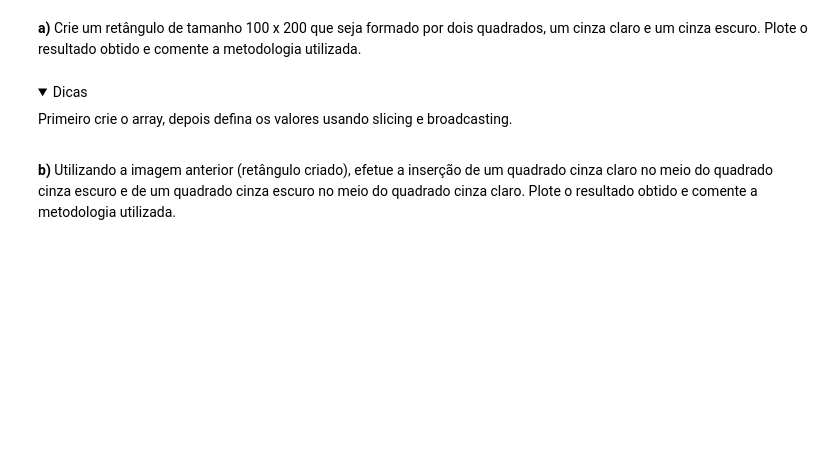
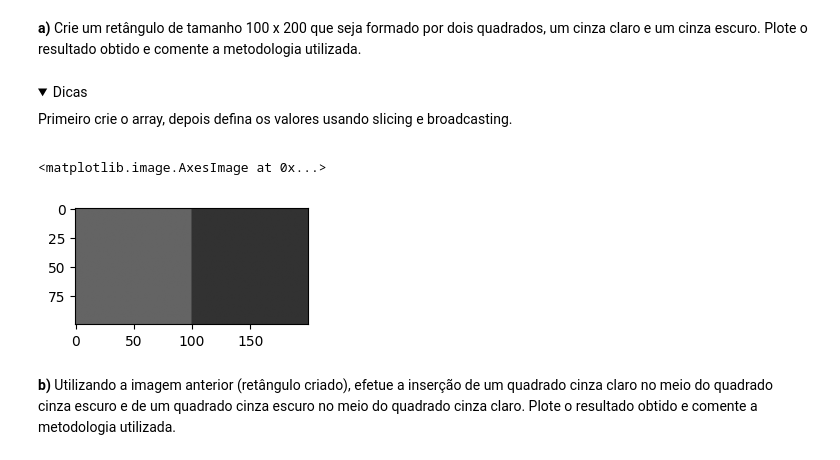
Before and after one commit to UNICAMP-EA979/2026s1-pi01-numpy-g248527, a Jupyter notebook: Atividade.ipynb, the cells around one changed output. Saved outputs shown, nothing was run; the diff lists cells and outputs as text; code cells hidden in the pictures; folded sections open; blank space fills up the shorter version.

```diff
--- a/Atividade.ipynb
+++ b/Atividade.ipynb
@@ -375,3 +383,19 @@ plt.imshow(array,vmin=0, vmax=255, cmap='gray')
+# %%
+# Seu código aqui
+
+# Criamos o retângulo com zeros inicialmente, e em seguida preenchemos metade do retângulo (uma área 100x100) com um cinza claro (valor do pixel: 100) e a outra metade com um cinza escuro (valor 50)
+
+# Por fim fazemos o plot utilizando um colormap de cinza com o valor mínimo sendo 0 e o valor máximo sendo 255
+
+retangulo = np.zeros([100,200])
+retangulo[:,:100] = 100
+retangulo[:,100:] = 50
+
+plt.figure(figsize = (3,3))
+plt.imshow(retangulo,vmin=0, vmax=255, cmap='gray')
+# %% [output]
+<matplotlib.image.AxesImage at 0x...>
+[figure, added]
 # %% [markdown]
 **b)** Utilizando a imagem anterior (retângulo criado), efetue a inserção de um quadrado cinza claro no meio do quadrado cinza escuro e de um quadrado cinza escuro no meio do quadrado cinza claro. Plote o resultado obtido e comente a metodologia utilizada.
 # %% [markdown]
```
Also changed, not shown: parts of 4 cells of this notebook.
